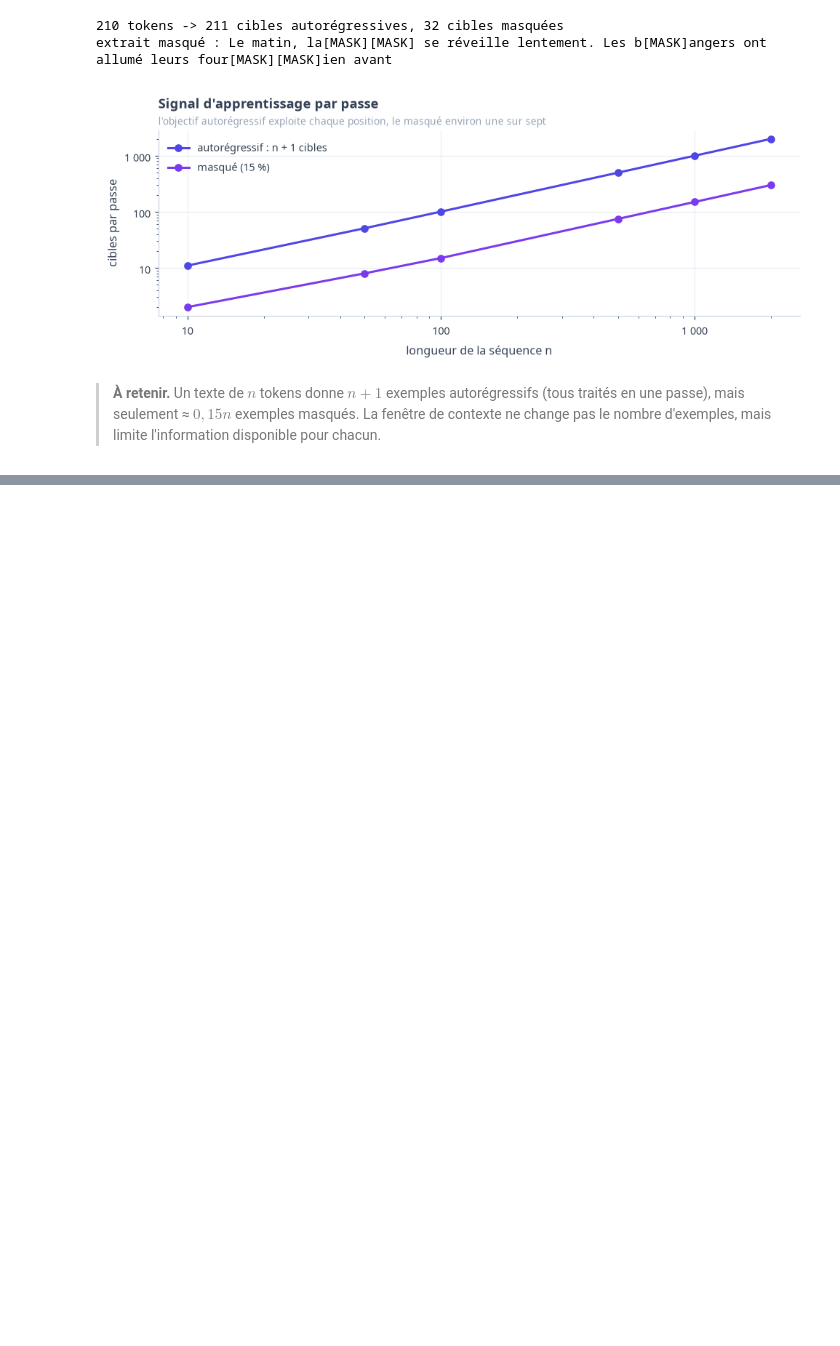
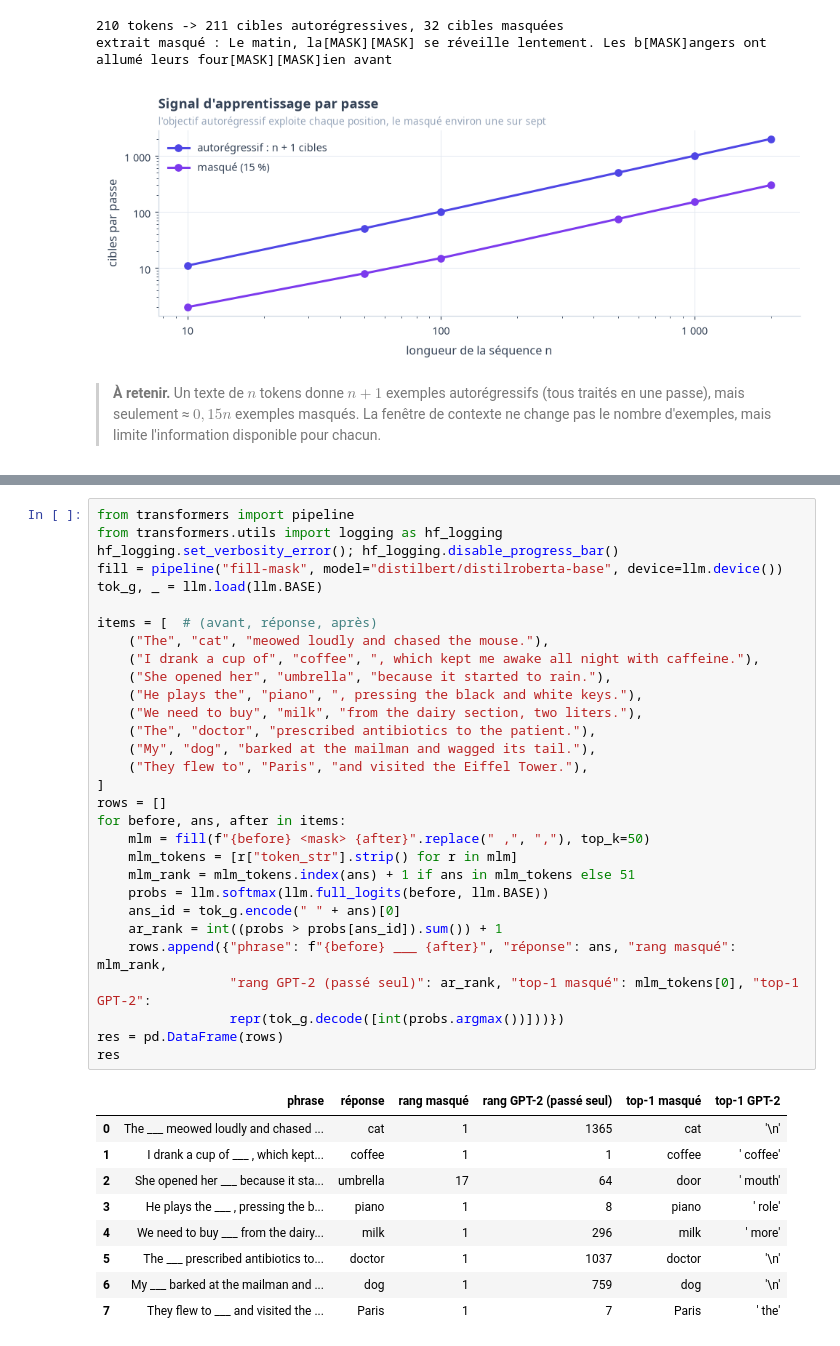
Before and after one commit to gwils28/AI_Engineering__ByTheBook, a Jupyter notebook: notebooks/ch01_introduction_ai_engineering/ch01_exercices_01-05.ipynb, the cells around one changed output, grey strips where cells are left out. Cells and saved outputs as stored; diff of their text form; blank space fills up the shorter version.

```diff
--- a/notebooks/ch01_introduction_ai_engineering/ch01_exercices_01-05.ipynb
+++ b/notebooks/ch01_introduction_ai_engineering/ch01_exercices_01-05.ipynb
@@ -293,0 +404,40 @@ extrait masqué : Le matin, la[MASK][MASK] se réveille lentement. Les b[MASK]an
+# %%
+from transformers import pipeline
+from transformers.utils import logging as hf_logging
+hf_logging.set_verbosity_error(); hf_logging.disable_progress_bar()
+fill = pipeline("fill-mask", model="distilbert/distilroberta-base", device=llm.device())
+tok_g, _ = llm.load(llm.BASE)
+
+items = [  # (avant, réponse, après)
+    ("The", "cat", "meowed loudly and chased the mouse."),
+    ("I drank a cup of", "coffee", ", which kept me awake all night with caffeine."),
+    ("She opened her", "umbrella", "because it started to rain."),
+    ("He plays the", "piano", ", pressing the black and white keys."),
+    ("We need to buy", "milk", "from the dairy section, two liters."),
+    ("The", "doctor", "prescribed antibiotics to the patient."),
+    ("My", "dog", "barked at the mailman and wagged its tail."),
+    ("They flew to", "Paris", "and visited the Eiffel Tower."),
+]
+rows = []
+for before, ans, after in items:
+    mlm = fill(f"{before} <mask> {after}".replace(" ,", ","), top_k=50)
+    mlm_tokens = [r["token_str"].strip() for r in mlm]
+    mlm_rank = mlm_tokens.index(ans) + 1 if ans in mlm_tokens else 51
+    probs = llm.softmax(llm.full_logits(before, llm.BASE))
+    ans_id = tok_g.encode(" " + ans)[0]
+    ar_rank = int((probs > probs[ans_id]).sum()) + 1
+    rows.append({"phrase": f"{before} ___ {after}", "réponse": ans, "rang masqué": mlm_rank,
+                 "rang GPT-2 (passé seul)": ar_rank, "top-1 masqué": mlm_tokens[0], "top-1 GPT-2":
+                 repr(tok_g.decode([int(probs.argmax())]))})
+res = pd.DataFrame(rows)
+res
+# %% [output]
+|  | phrase | réponse | rang masqué | rang GPT-2 (passé seul) | top-1 masqué | top-1 GPT-2 |
+| 0 | The ___ meowed loudly and chased ... | cat | 1 | 1365 | cat | '\n' |
+| 1 | I drank a cup of ___ , which kept... | coffee | 1 | 1 | coffee | ' coffee' |
+| 2 | She opened her ___ because it sta... | umbrella | 17 | 64 | door | ' mouth' |
+| 3 | He plays the ___ , pressing the b... | piano | 1 | 8 | piano | ' role' |
+| 4 | We need to buy ___ from the dairy... | milk | 1 | 296 | milk | ' more' |
+| 5 | The ___ prescribed antibiotics to... | doctor | 1 | 1037 | doctor | '\n' |
+| 6 | My ___ barked at the mailman and ... | dog | 1 | 759 | dog | '\n' |
+| 7 | They flew to ___ and visited the ... | Paris | 1 | 7 | Paris | ' the' |
```
Also changed, not shown: parts of 16 cells of this notebook.
